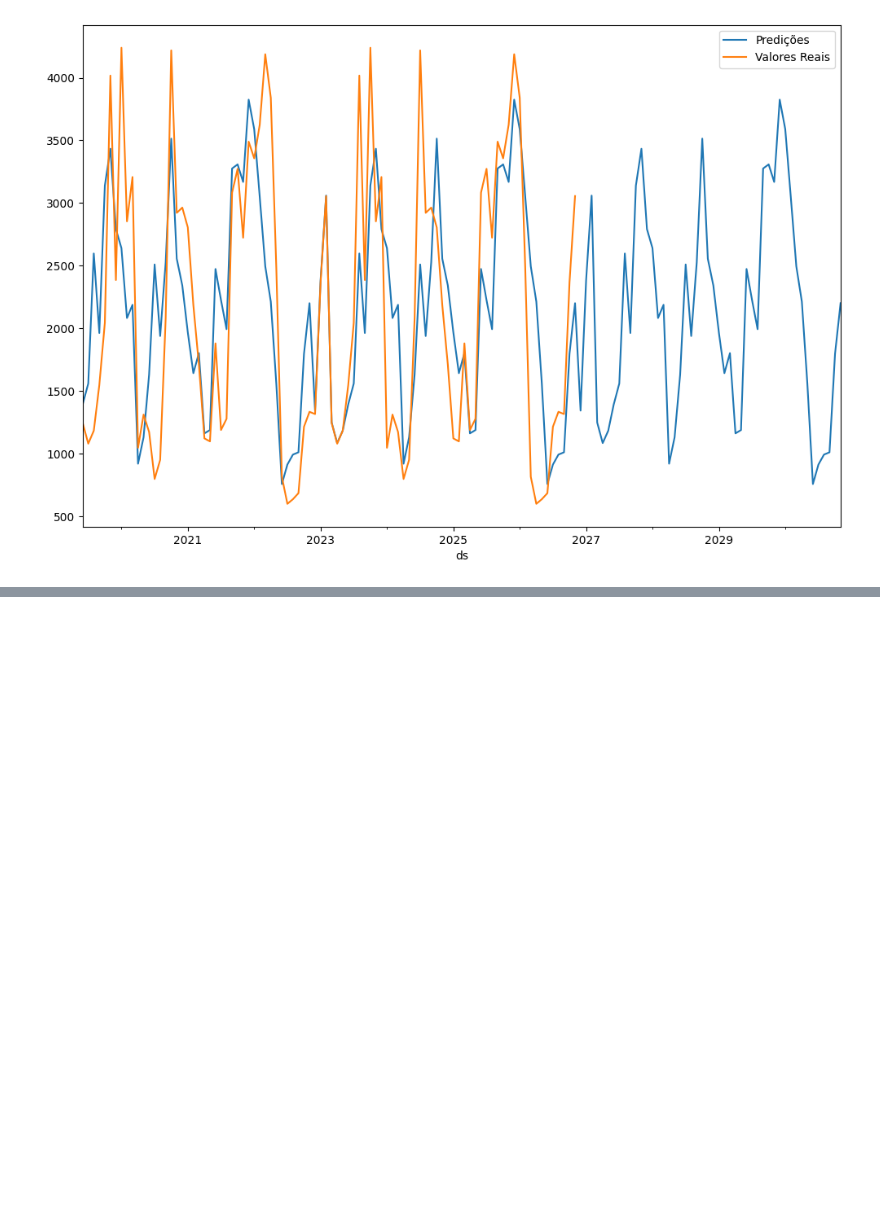
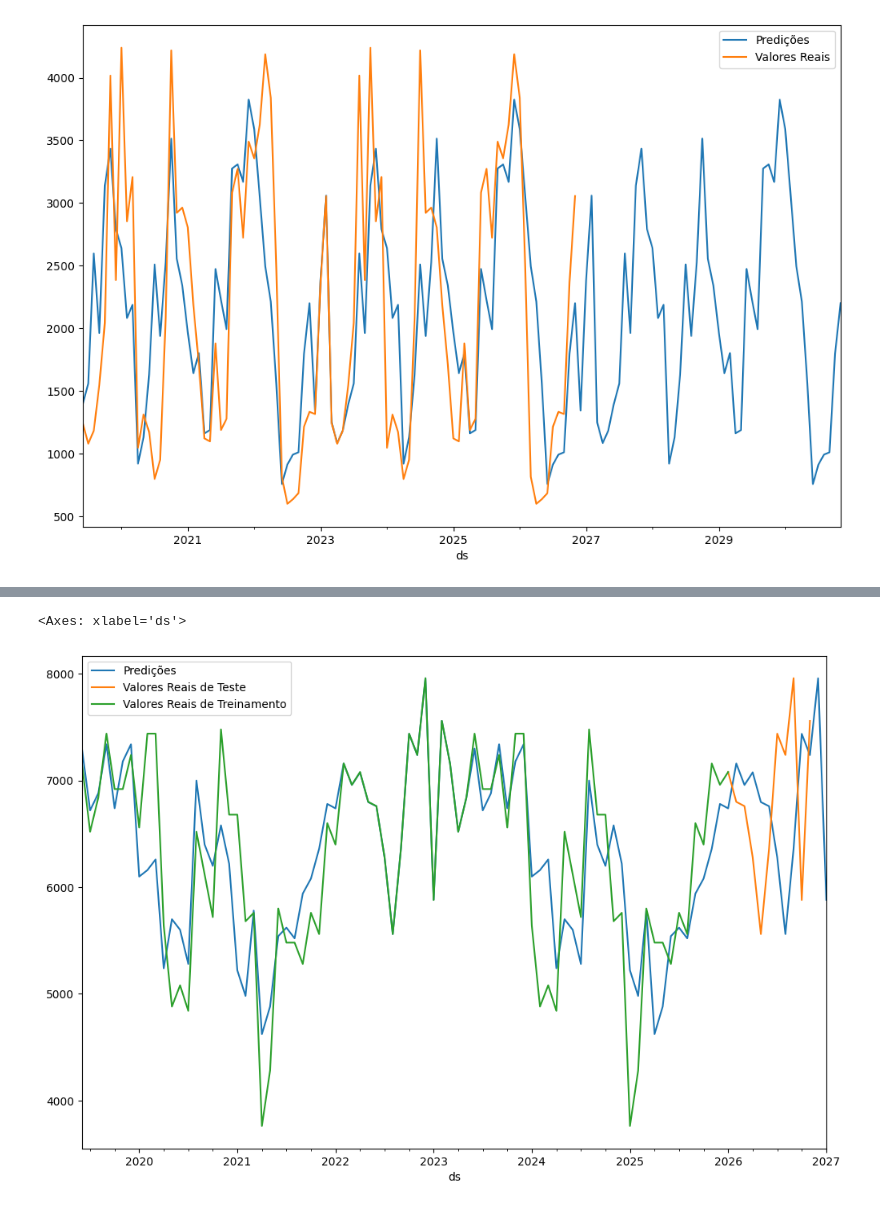
Before and after one commit to enriqTS/IC-Gasto-Fotovoltaico, a Jupyter notebook: prophet_augment.ipynb, the cells around one changed output, grey strips where cells are left out. Saved outputs shown, nothing was run; the diff lists cells and outputs as text; code cells hidden in the pictures; blank space fills up the shorter version.

```diff
--- a/prophet_augment.ipynb
+++ b/prophet_augment.ipynb
@@ -235,3 +225,7 @@ df.plot(x='ds',y='y',label='Valores Reais',legend=True,ax=ax)
 # %% [output]
 <Axes: xlabel='ds'>
 [figure]
+# %%
+df.columns = ["ds", "y1", "y", "y3", "y4", "y5"]
+
+df.info()
@@ -237,0 +246,10 @@ df.plot(x='ds',y='y',label='Valores Reais',legend=True,ax=ax)
+# %%
+train = df.iloc[:80]
+test = df.iloc[79:]
+
+m = Prophet(growth='flat', seasonality_mode='additive',yearly_seasonality=150)
+
+
+m.fit(train)
+future = m.make_future_dataframe(periods=12,freq='MS')
+forecast = m.predict(future)
@@ -237,0 +259,7 @@ df.plot(x='ds',y='y',label='Valores Reais',legend=True,ax=ax)
+# %%
+ax = forecast.plot(x='ds', y='yhat', label='Predições', legend=True, figsize=(12,8))
+test.plot(x='ds',y='y',label='Valores Reais de Teste',legend=True,ax=ax)
+train.plot(x='ds',y='y',label='Valores Reais de Treinamento',legend=True,ax=ax)
+# %% [output]
+<Axes: xlabel='ds'>
+[figure, added]
```
Also changed, not shown: parts of 8 cells of this notebook, 1 other file.
